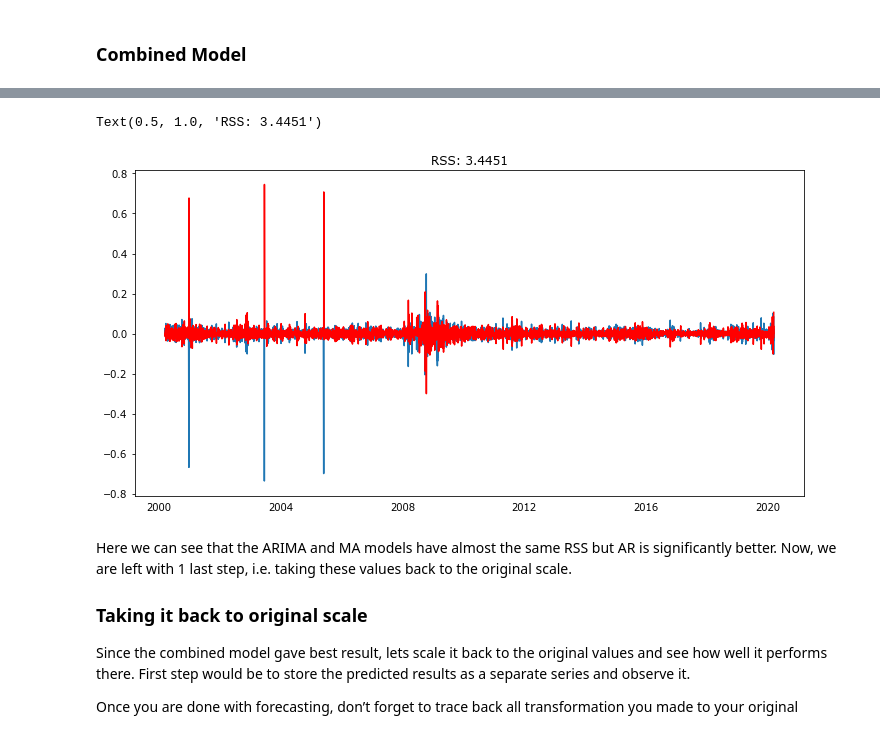
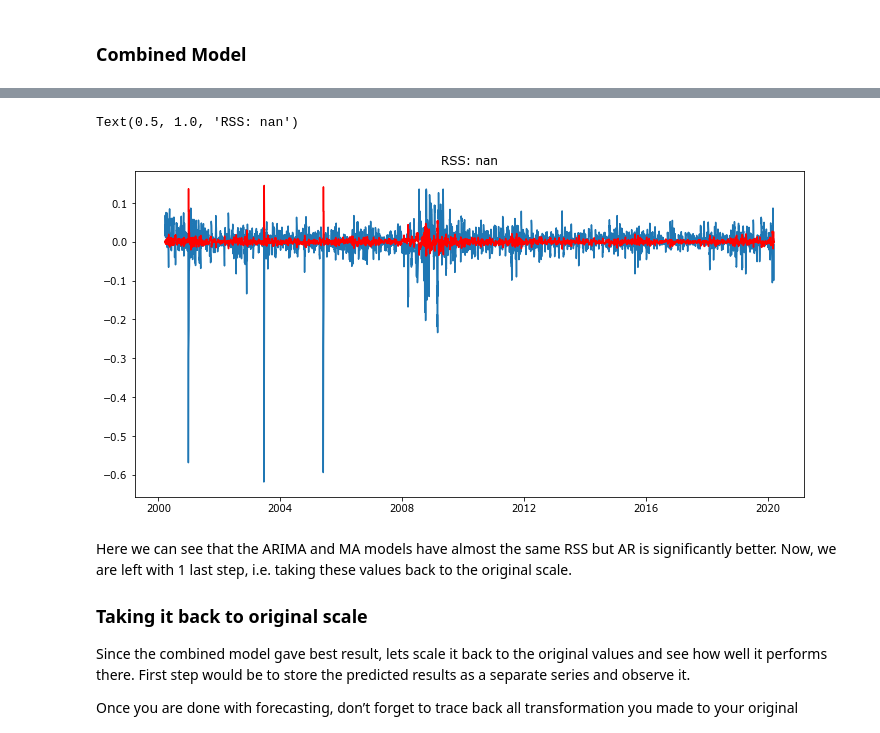
Before and after one commit to piushvaish/timeseries-stockprices, a Jupyter notebook: notebooks/Classical & Statistical Uni-variate Time Series Modelling of United Health Group.ipynb, the cells around one changed output, grey strips where cells are left out. Cells and saved outputs as stored; diff of their text form; code cells hidden in the pictures.

```diff
--- a/notebooks/Classical & Statistical Uni-variate Time Series Modelling of United Health Group.ipynb
+++ b/notebooks/Classical & Statistical Uni-variate Time Series Modelling of United Health Group.ipynb
@@ -1069,13 +718,13 @@ Name: close, Length: 5032, dtype: float64
 # %%
-model = ARIMA(ts_log_diff, order=(2, 1, 2))
+model = ARIMA(ts_log_moving_avg_diff, order=(2, 1, 2))
 results_ARIMA = model.fit(disp=-6)
 f, (ax1) = plt.subplots(1, figsize = (12, 6))
-plt.plot(ts_log_diff)
+plt.plot(ts_log_moving_avg_diff)
 plt.plot(results_ARIMA.fittedvalues, color='red')
-plt.title('RSS: %.4f'% sum((results_ARIMA.fittedvalues)**2))
+plt.title('RSS: %.4f'% sum((results_ARIMA.fittedvalues - ts_log_moving_avg_diff)**2))
 # %% [output]
-Text(0.5, 1.0, 'RSS: 3.4451')
+Text(0.5, 1.0, 'RSS: nan')
-[figure, old version]
+[figure, new version]
 # %% [markdown]
 Here we can see that the ARIMA and MA models have almost the same RSS but AR is significantly better. Now, we are left with 1 last step, i.e. taking these values back to the original scale.
 
```
Also changed, not shown: parts of 82 cells of this notebook, 2 other files.
